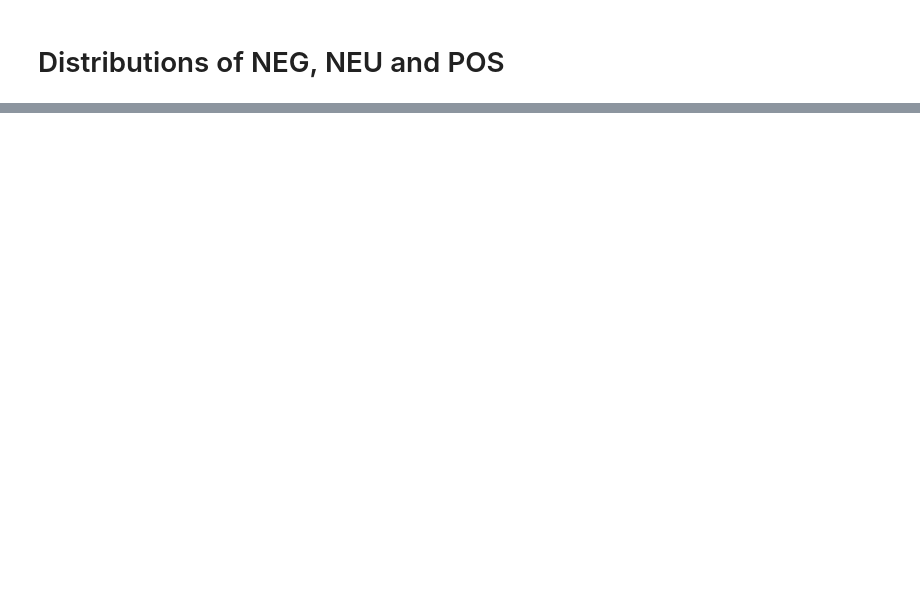
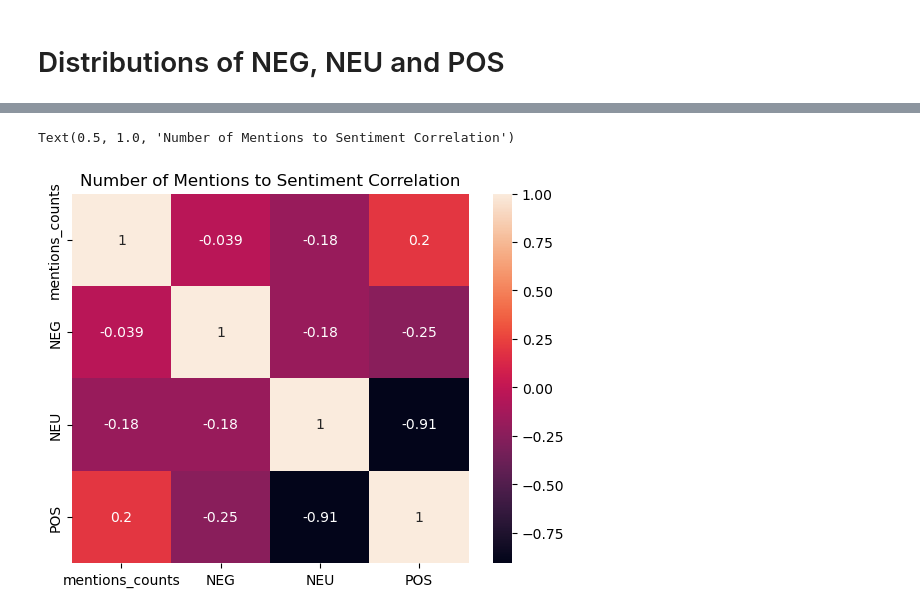
Before and after one commit to jelittle/EECS_4412_Final_Project, a Jupyter notebook: EDA/t4sa_eda_vince.ipynb, the cells around one changed output, grey strips where cells are left out. Saved outputs shown, nothing was run; the diff lists cells and outputs as text; code cells hidden in the pictures; blank space fills up the shorter version.

```diff
--- a/EDA/t4sa_eda_vince.ipynb
+++ b/EDA/t4sa_eda_vince.ipynb
@@ -277,0 +241,12 @@ There are less values in the middle meaning more non-positive and positive
+# %%
+threshold = 0.9
+cols=['NEG', 'NEU', 'POS']
+EDA_DF[cols] = EDA_DF[cols].apply(pd.to_numeric, errors='coerce').fillna(0)
+EDA_DF['dominant_sentiment'] = EDA_DF[cols].idxmax(axis=1)   # 'NEG'/'NEU'/'POS'
+EDA_DF['dominant_score'] = EDA_DF[cols].max(axis=1)
+# drop rows with low confidence
+EDA_DF = EDA_DF[EDA_DF['dominant_score'] >= threshold].copy()
+#drop useless columns
+# EDA_DF.drop(columns=['text','NEG','NEU','POS', 'is_retweet', 'username', 'urls'], inplace=True)
+EDA_DF.drop(columns=['text', 'is_retweet', 'username', 'urls'], inplace=True)
+EDA_DF
@@ -277,0 +267,8 @@ There are less values in the middle meaning more non-positive and positive
+# %%
+#
+mention_count_df = EDA_DF['mentions'].copy().fillna("").apply(lambda x: len(x) if isinstance(x, list) else len([m for m in x.split("@") if m.strip()]))
+# %%
+EDA_DF['mentions_counts'] = (
+    mention_count_df
+)
+EDA_DF
@@ -277,0 +289,8 @@ There are less values in the middle meaning more non-positive and positive
+# %%
+mention_senti_corr = EDA_DF[['mentions_counts', 'NEG', 'NEU', 'POS']].corr()
+# %%
+sns.heatmap(mention_senti_corr, annot = True)
+plt.title('Number of Mentions to Sentiment Correlation')
+# %% [output]
+Text(0.5, 1.0, 'Number of Mentions to Sentiment Correlation')
+[figure, added]
```
Also changed, not shown: parts of 19 cells of this notebook.
